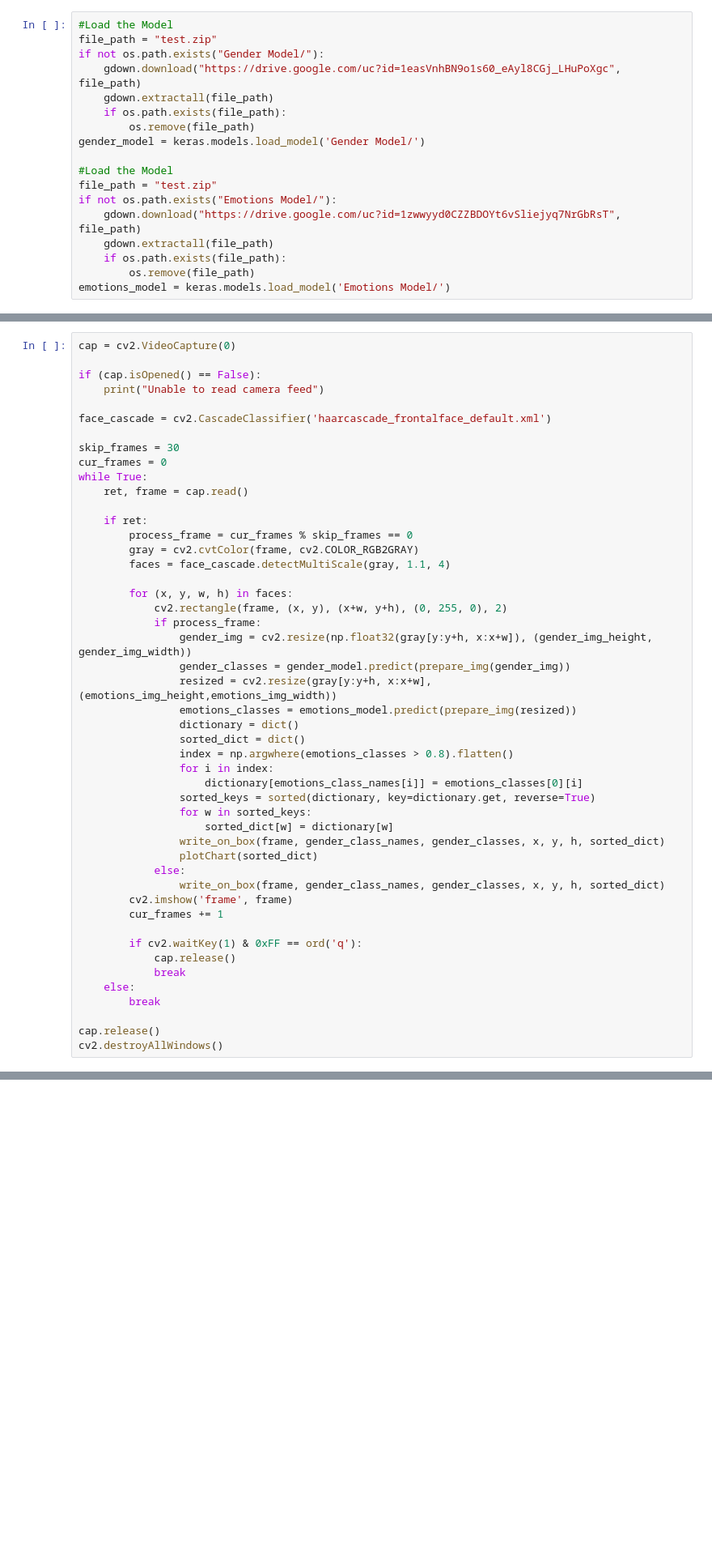
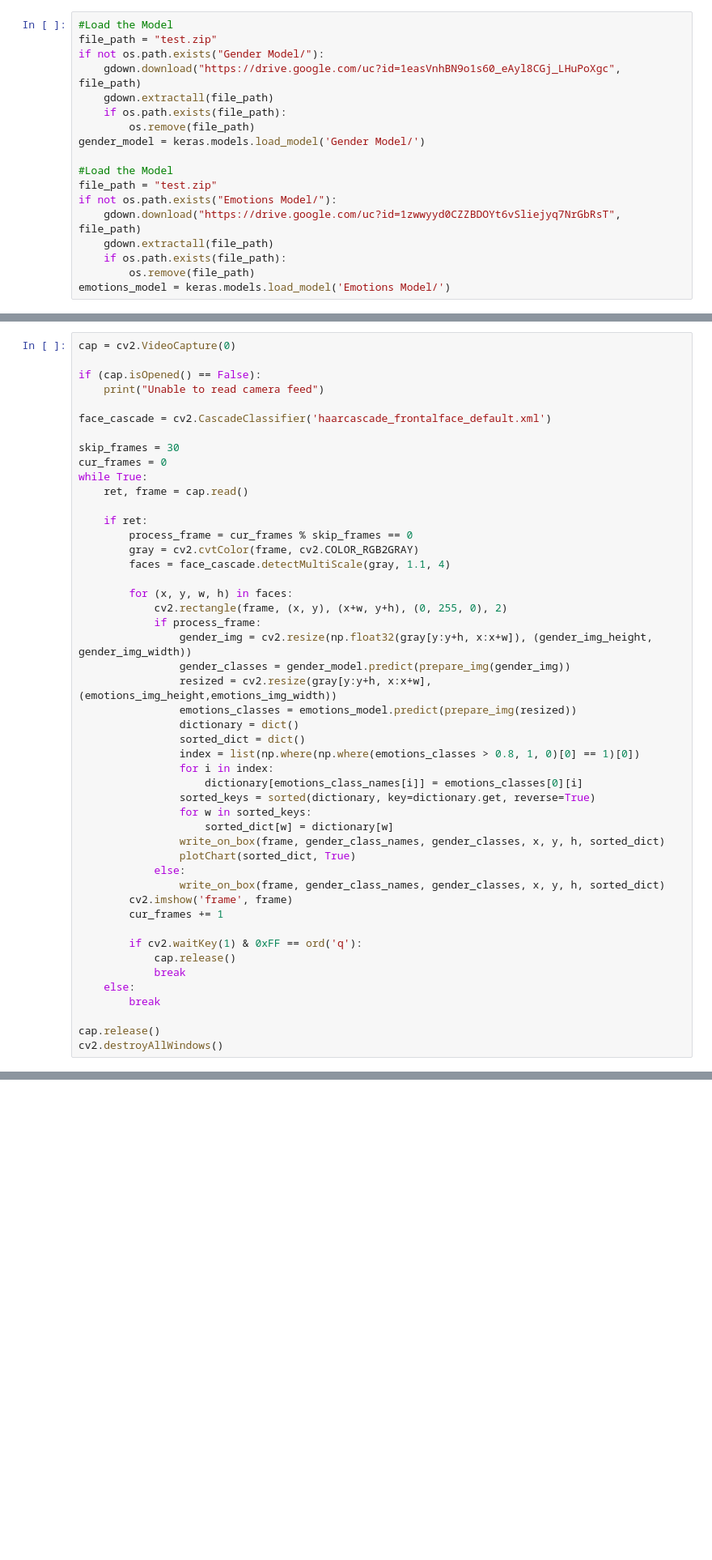
Before and after one commit to Piccio98/FER-and-GR-Project, a Jupyter notebook: VAR Project.ipynb, the cells around one changed output, grey strips where cells are left out. Shown at 81% size. Drawn from its saved outputs; the diff is of its cells as text; blank space fills up the shorter version.

```diff
--- a/VAR Project.ipynb
+++ b/VAR Project.ipynb
@@ -178,14 +196,14 @@ while True:
                 emotions_classes = emotions_model.predict(prepare_img(resized))
                 dictionary = dict()
                 sorted_dict = dict()
-                index = np.argwhere(emotions_classes > 0.8).flatten()
+                index = list(np.where(np.where(emotions_classes > 0.8, 1, 0)[0] == 1)[0])
                 for i in index:
                     dictionary[emotions_class_names[i]] = emotions_classes[0][i]
                 sorted_keys = sorted(dictionary, key=dictionary.get, reverse=True)
                 for w in sorted_keys:
                     sorted_dict[w] = dictionary[w]
                 write_on_box(frame, gender_class_names, gender_classes, x, y, h, sorted_dict)
-                plotChart(sorted_dict)
+                plotChart(sorted_dict, True)
             else:
                 write_on_box(frame, gender_class_names, gender_classes, x, y, h, sorted_dict)
         cv2.imshow('frame', frame)
@@ -219,0 +229 @@ cv2.destroyAllWindows()
+[figure, added]
```
Also changed, not shown: parts of 7 cells of this notebook.
